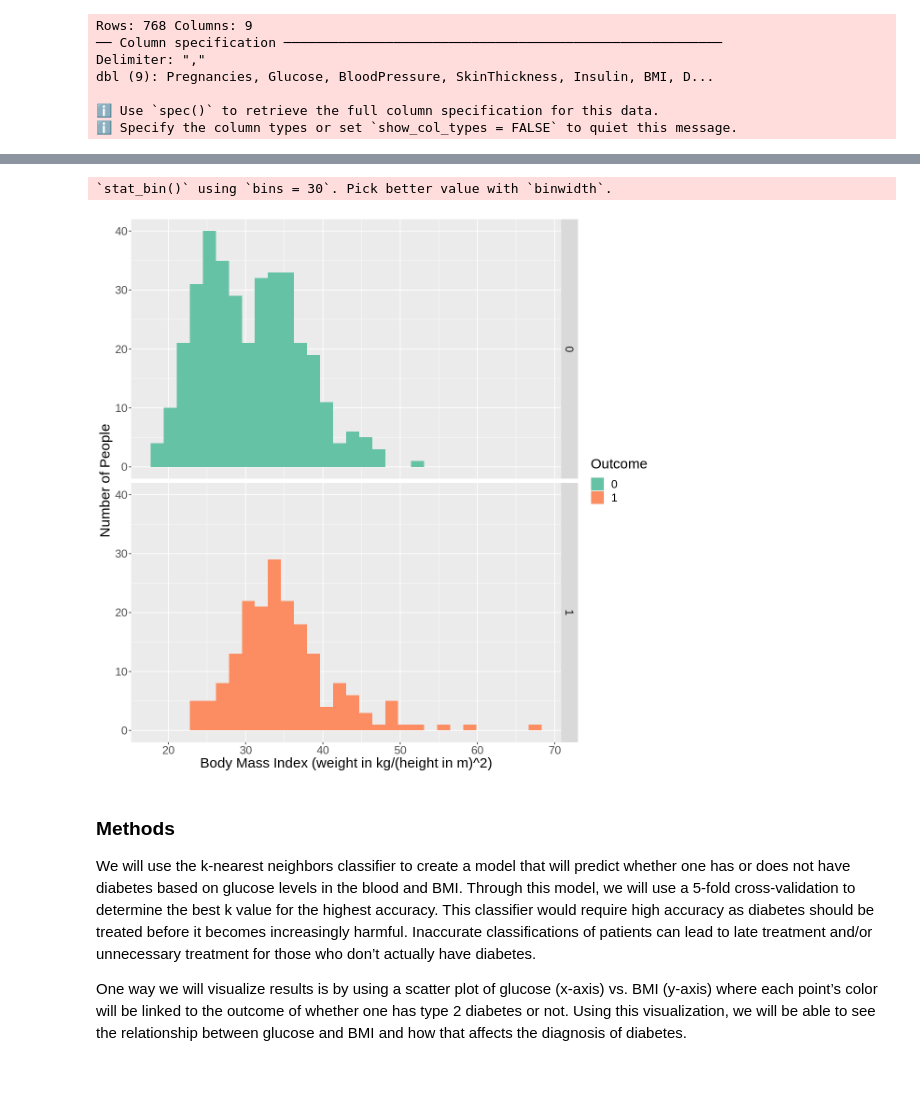
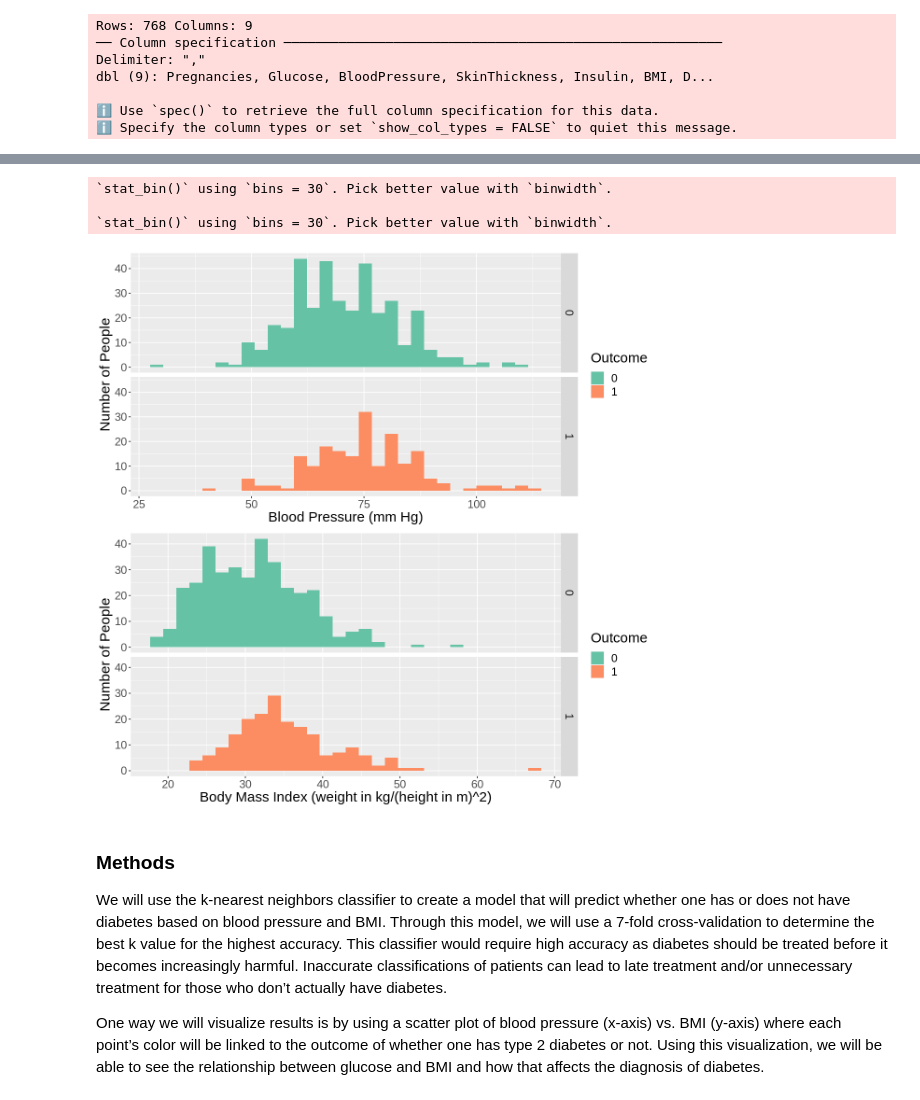
Before and after one commit to kzhang1223/dsci-100-2023s1-group-55, a Jupyter notebook: group_project_proposal_group_55.ipynb, the cells around one changed output, grey strips where cells are left out. Saved outputs shown, nothing was run; the diff lists cells and outputs as text; code cells hidden in the pictures.

```diff
--- a/group_project_proposal_group_55.ipynb
+++ b/group_project_proposal_group_55.ipynb
@@ -146,5 +130,6 @@ diabetes_bp
 # %%
-diabetes_BMI<- diabetes_no_zeroes |>
+# distribution for body mass index
+diabetes_BMI <- diabetes_no_zeroes |>
     ggplot(aes(x = BMI, fill = Outcome))+
     geom_histogram()+
     facet_grid(rows = vars(Outcome))+
@@ -152,17 +137,21 @@ diabetes_BMI<- diabetes_no_zeroes |>
          y = "Number of People")+
     theme(text = element_text(size = 18))+
     scale_fill_brewer(palette = 'Set2')
-
-diabetes_BMI
-# %% [output]
-`stat_bin()` using `bins = 30`. Pick better value with `binwidth`.
-[figure, removed]
+# %%
+# visualization for comparison
+diabetes_comparison <- plot_grid(diabetes_bp, diabetes_BMI, ncol = 1)
+diabetes_comparison
+# %% [output]
+`stat_bin()` using `bins = 30`. Pick better value with `binwidth`.
+
+`stat_bin()` using `bins = 30`. Pick better value with `binwidth`.
+[figure, added]
 # %% [markdown]
 ### Methods
 
-We will use the k-nearest neighbors classifier to create a model that will predict whether one has or does not have diabetes based on glucose levels in the blood and BMI. Through this model, we will use a 5-fold cross-validation to determine the best k value for the highest accuracy. This classifier would require high accuracy as diabetes should be treated before it becomes increasingly harmful. Inaccurate classifications of patients can lead to late treatment and/or unnecessary treatment for those who don’t actually have diabetes.
+We will use the k-nearest neighbors classifier to create a model that will predict whether one has or does not have diabetes based on blood pressure and BMI. Through this model, we will use a 7-fold cross-validation to determine the best k value for the highest accuracy. This classifier would require high accuracy as diabetes should be treated before it becomes increasingly harmful. Inaccurate classifications of patients can lead to late treatment and/or unnecessary treatment for those who don’t actually have diabetes.
 
-One way we will visualize results is by using a scatter plot of glucose (x-axis) vs. BMI (y-axis) where each point’s color will be linked to the outcome of whether one has type 2 diabetes or not. Using this visualization, we will be able to see the relationship between glucose and BMI and how that affects the diagnosis of diabetes.
+One way we will visualize results is by using a scatter plot of blood pressure (x-axis) vs. BMI (y-axis) where each point’s color will be linked to the outcome of whether one has type 2 diabetes or not. Using this visualization, we will be able to see the relationship between glucose and BMI and how that affects the diagnosis of diabetes.
 # %% [markdown]
 ### Expected Outcomes and Significance
 
```
Also changed, not shown: parts of 8 cells of this notebook.
